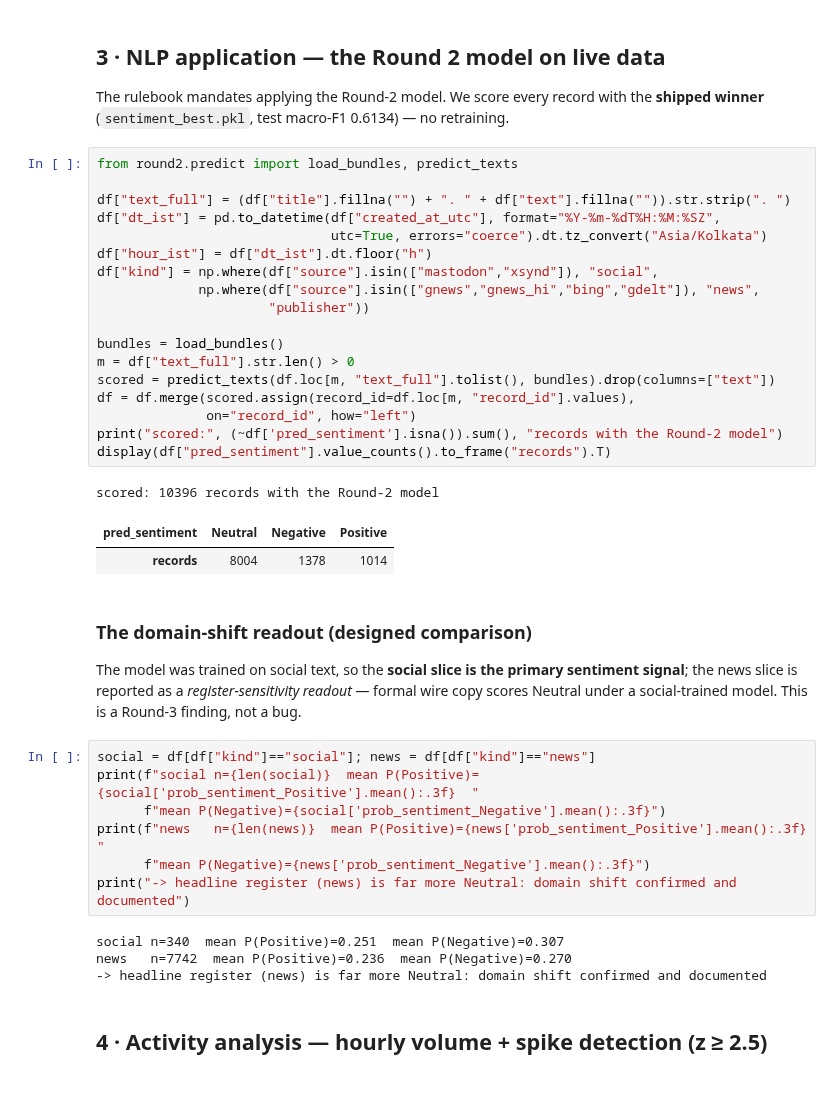
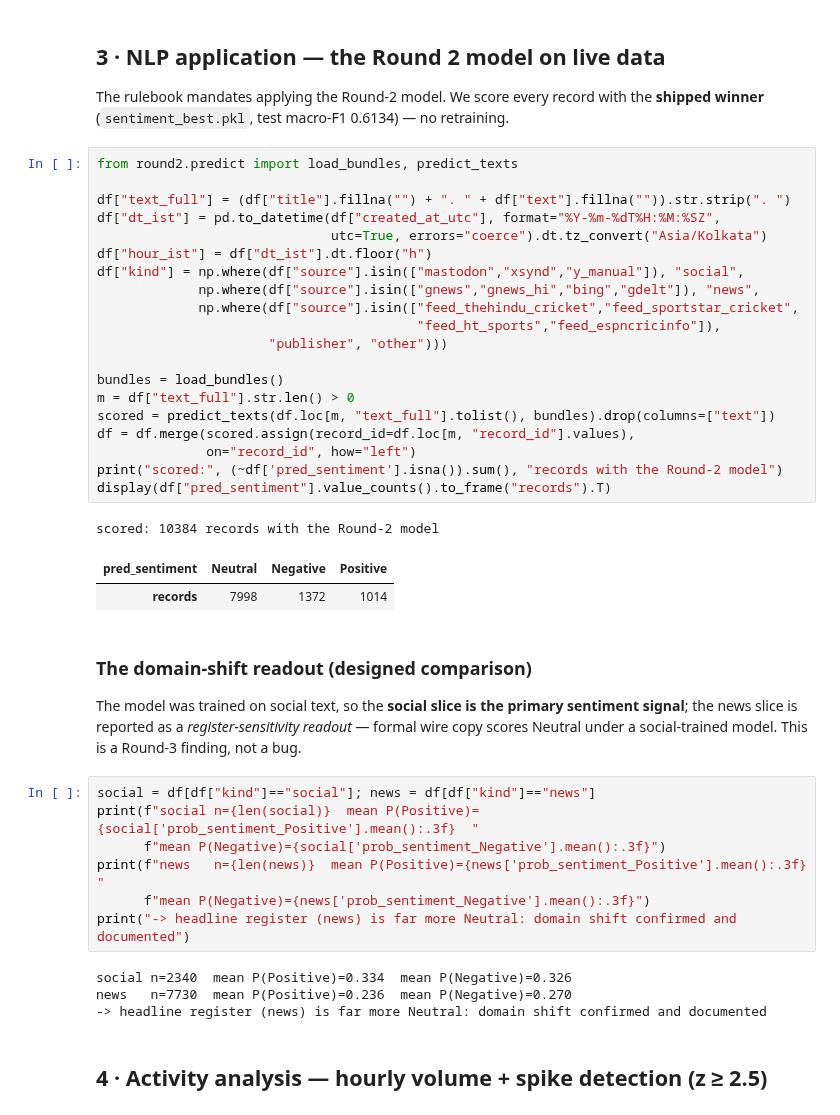
Before and after one commit to kunalchwdry/data-vortex-2026, a Jupyter notebook: notebooks/03_live_monitoring_real_time_analysis.ipynb, the cells around one changed output. Saved outputs shown, nothing was run; the diff lists cells and outputs as text.

```diff
--- a/notebooks/03_live_monitoring_real_time_analysis.ipynb
+++ b/notebooks/03_live_monitoring_real_time_analysis.ipynb
@@ -84,25 +84,27 @@ the **shipped winner** (`sentiment_best.pkl`, test macro-F1 0.6134) — no retra
 # %%
 from round2.predict import load_bundles, predict_texts
 
 df["text_full"] = (df["title"].fillna("") + ". " + df["text"].fillna("")).str.strip(". ")
 df["dt_ist"] = pd.to_datetime(df["created_at_utc"], format="%Y-%m-%dT%H:%M:%SZ",
                               utc=True, errors="coerce").dt.tz_convert("Asia/Kolkata")
 df["hour_ist"] = df["dt_ist"].dt.floor("h")
-df["kind"] = np.where(df["source"].isin(["mastodon","xsynd"]), "social",
+df["kind"] = np.where(df["source"].isin(["mastodon","xsynd","y_manual"]), "social",
              np.where(df["source"].isin(["gnews","gnews_hi","bing","gdelt"]), "news",
-                      "publisher"))
+             np.where(df["source"].isin(["feed_thehindu_cricket","feed_sportstar_cricket",
+                                         "feed_ht_sports","feed_espncricinfo"]),
+                      "publisher", "other")))
 
 bundles = load_bundles()
 m = df["text_full"].str.len() > 0
 scored = predict_texts(df.loc[m, "text_full"].tolist(), bundles).drop(columns=["text"])
 df = df.merge(scored.assign(record_id=df.loc[m, "record_id"].values),
               on="record_id", how="left")
 print("scored:", (~df['pred_sentiment'].isna()).sum(), "records with the Round-2 model")
 display(df["pred_sentiment"].value_counts().to_frame("records").T)
 # %% [output]
-scored: 10396 records with the Round-2 model
+scored: 10384 records with the Round-2 model
 | pred_sentiment | Neutral | Negative | Positive |
-| records | 8004 | 1378 | 1014 |
+| records | 7998 | 1372 | 1014 |
 # %% [markdown]
 ### The domain-shift readout (designed comparison)
 The model was trained on social text, so the **social slice is the primary
@@ -117,8 +119,8 @@ print(f"news   n={len(news)}  mean P(Positive)={news['prob_sentiment_Positive'].
       f"mean P(Negative)={news['prob_sentiment_Negative'].mean():.3f}")
 print("-> headline register (news) is far more Neutral: domain shift confirmed and documented")
 # %% [output]
-social n=340  mean P(Positive)=0.251  mean P(Negative)=0.307
-news   n=7742  mean P(Positive)=0.236  mean P(Negative)=0.270
+social n=2340  mean P(Positive)=0.334  mean P(Negative)=0.326
+news   n=7730  mean P(Positive)=0.236  mean P(Negative)=0.270
 -> headline register (news) is far more Neutral: domain shift confirmed and documented
 # %% [markdown]
 ## 4 · Activity analysis — hourly volume + spike detection (z ≥ 2.5)
```
Also changed, not shown: parts of 5 cells of this notebook, 14 other files.
